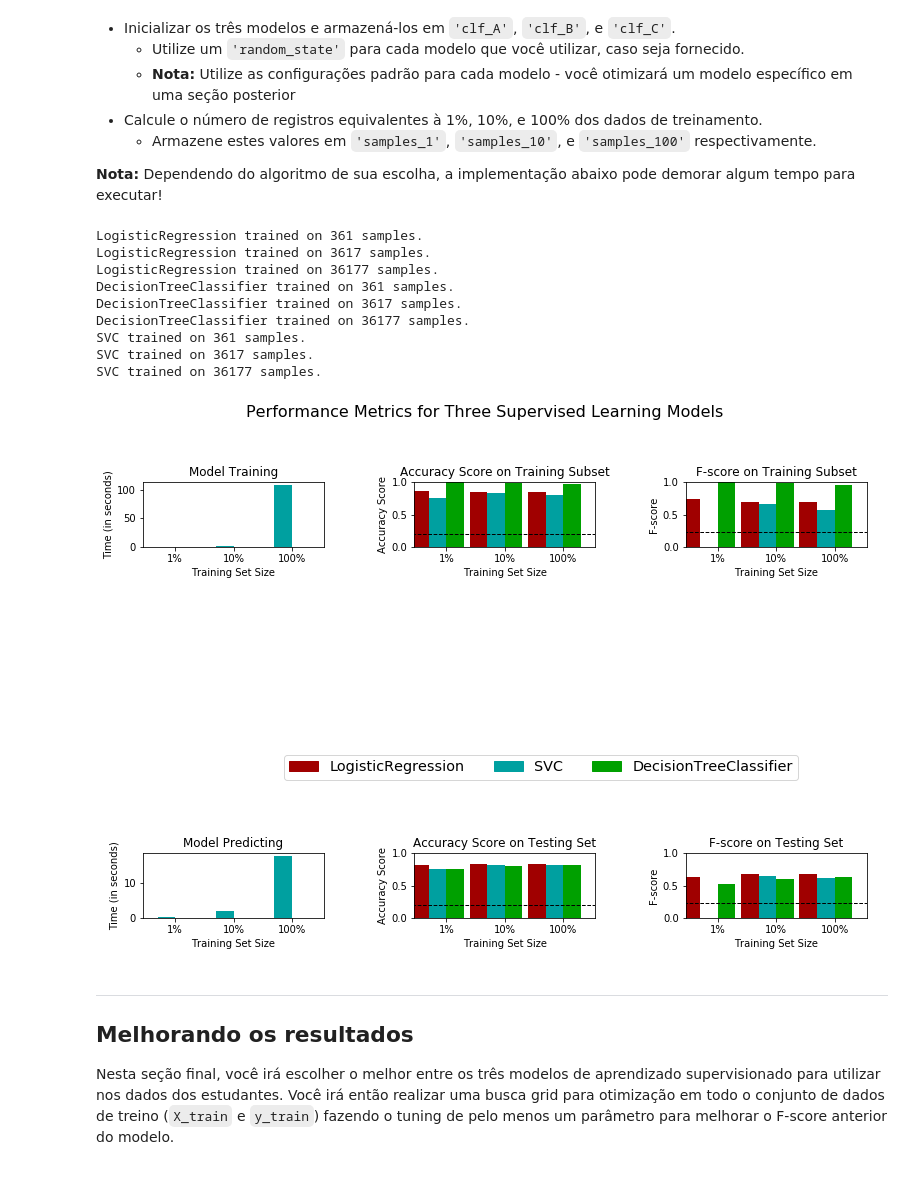
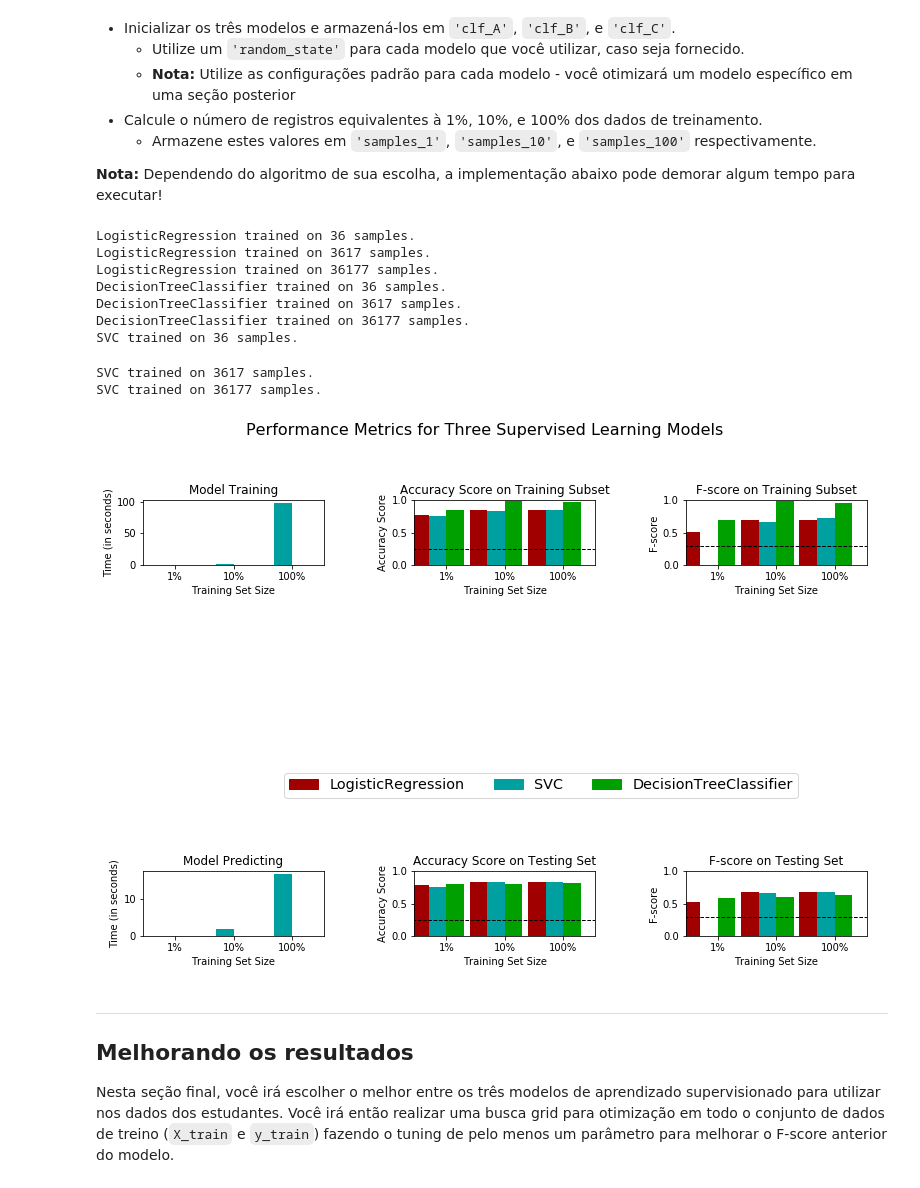
Before and after one commit to leroitheus/Finding-Donors-For-CharityML-UdacityProject1, a Jupyter notebook: finding_donors_PT.ipynb, the cells around one changed output. Drawn from its saved outputs; the diff is of its cells as text; code cells hidden in the pictures.

```diff
--- a/finding_donors_PT.ipynb
+++ b/finding_donors_PT.ipynb
@@ -276,8 +276,8 @@ FN = 0 # Sem predições negativas para o caso naive
 # TODO: Calcular accuracy, precision e recall
 FN = 0
 TN = 0
-FP = income.count()
 TP = np.sum(income)
+FP = income.count() - TP
 accuracy = float(TP) / (TP + FP)
 recall = float(TP) / (TP + FN)
 precision = accuracy
@@ -410,44 +412,44 @@ No código da célular, você precisará implementar o seguinte:
 # %%
 # TODO: Importe os três modelos de aprendizado supervisionado da sklearn
 from sklearn.svm import SVC
 from sklearn.tree import DecisionTreeClassifier
 from sklearn.linear_model import LogisticRegression
 
 # TODO: Inicialize os três modelos
-clf_A = LogisticRegression()
-clf_B = DecisionTreeClassifier()
-clf_C = SVC(kernel='sigmoid', gamma='scale')
+clf_A = LogisticRegression(random_state=33)
+clf_B = DecisionTreeClassifier(random_state=33)
+clf_C = SVC(random_state=33)
 
 # TODO: Calcule o número de amostras para 1%, 10%, e 100% dos dados de treinamento
 # HINT: samples_100 é todo o conjunto de treinamento e.x.: len(y_train)
 # HINT: samples_10 é 10% de samples_100
 # HINT: samples_1 é 1% de samples_100
-samples_1 = len(X_train)/100
-samples_10 = len(X_train)/10
-samples_100 = len(X_train)
+samples_100 = len(y_train)
+samples_10 = int(samples_100 * 0.1)
+samples_1 = int(samples_10 * 0.01)
 
 # Colete os resultados dos algoritmos de aprendizado
 results = {}
 for clf in [clf_A, clf_B, clf_C]:
     clf_name = clf.__class__.__name__
     results[clf_name] = {}
     for i, samples in enumerate([samples_1, samples_10, samples_100]):
         results[clf_name][i] = \
         train_predict(clf, samples, X_train, y_train, X_test, y_test)
 
 # Run metrics visualization for the three supervised learning models chosen
 vs.evaluate(results, accuracy, fscore)
 # %% [output]
-LogisticRegression trained on 361 samples.
+LogisticRegression trained on 36 samples.
 LogisticRegression trained on 3617 samples.
 LogisticRegression trained on 36177 samples.
-DecisionTreeClassifier trained on 361 samples.
+DecisionTreeClassifier trained on 36 samples.
 DecisionTreeClassifier trained on 3617 samples.
 DecisionTreeClassifier trained on 36177 samples.
-SVC trained on 361 samples.
-SVC trained on 3617 samples.
-SVC trained on 36177 samples.
+SVC trained on 36 samples.
+SVC trained on 3617 samples.
+SVC trained on 36177 samples.
-[figure, old version]
+[figure, new version]
 # %% [markdown]
 ----
 ## Melhorando os resultados
```
Also changed, not shown: parts of 8 cells of this notebook.
